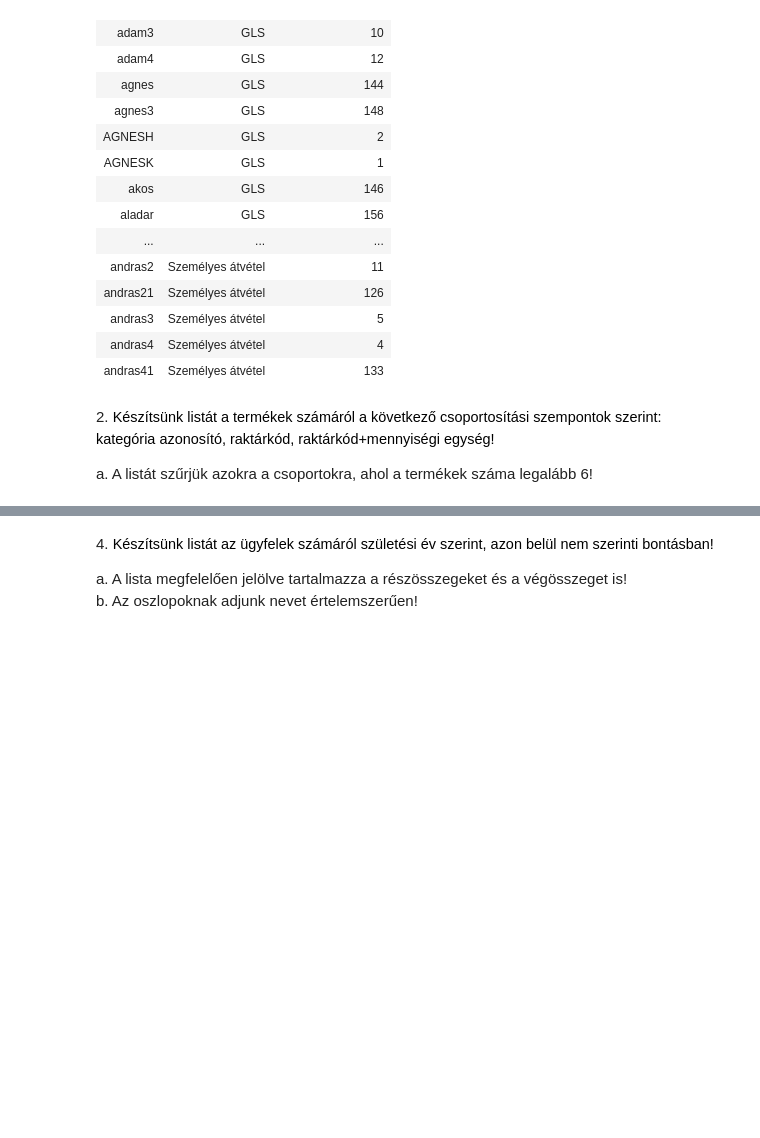
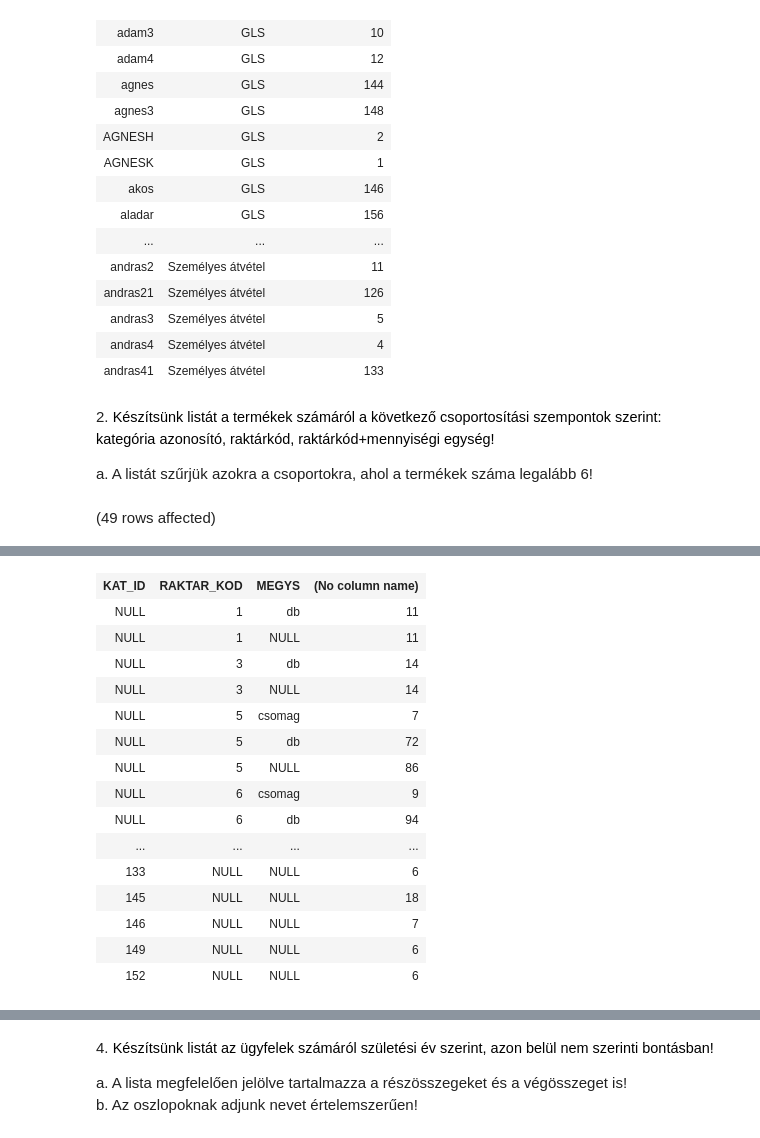
Before and after one commit to ChubbyP1/adatbazis_bce, a Jupyter notebook: gyakorlat04_feladatok.ipynb, the cells around one changed output, grey strips where cells are left out. Drawn from its saved outputs; the diff is of its cells as text; code cells hidden in the pictures; blank space fills up the shorter version.

````diff
--- a/gyakorlat04_feladatok.ipynb
+++ b/gyakorlat04_feladatok.ipynb
@@ -30,3 +30,10 @@ Total execution time: 00:00:00.052
 2. <span style="background-color: rgb(255, 255, 255); color: rgb(0, 0, 0); font-family: &quot;Open Sans&quot;, sans-serif; font-size: 14.44px;">Készítsünk listát a termékek számáról a következő csoportosítási szempontok szerint:<br>kategória azonosító, raktárkód, raktárkód+mennyiségi egység!</span>
 
 a. A listát szűrjük azokra a csoportokra, ahol a termékek száma legalább 6!
+# %%
+SELECT KAT_ID, RAKTAR_KOD, MEGYS, COUNT(*)
+FROM Termek
+GROUP BY GROUPING SETS(KAT_ID, RAKTAR_KOD, (RAKTAR_KOD, MEGYS))
+HAVING COUNT(*) >= 6
+# %% [output]
+(49 rows affected)
@@ -33,3 +41,19 @@ a. A listát szűrjük azokra a csoportokra, ahol a termékek száma legalább 6
+| KAT_ID | RAKTAR_KOD | MEGYS | (No column name) |
+| NULL | 1 | db | 11 |
+| NULL | 1 | NULL | 11 |
+| NULL | 3 | db | 14 |
+| NULL | 3 | NULL | 14 |
+| NULL | 5 | csomag | 7 |
+| NULL | 5 | db | 72 |
+| NULL | 5 | NULL | 86 |
+| NULL | 6 | csomag | 9 |
+| NULL | 6 | db | 94 |
+| ... | ... | ... | ... |
+| 133 | NULL | NULL | 6 |
+| 145 | NULL | NULL | 18 |
+| 146 | NULL | NULL | 7 |
+| 149 | NULL | NULL | 6 |
+| 152 | NULL | NULL | 6 |
 # %% [markdown]
 ```
 3. Készítsünk listát az egyes termékkategóriákban lévő termékek számáról!
````
Also changed, not shown: parts of 2 cells of this notebook.
